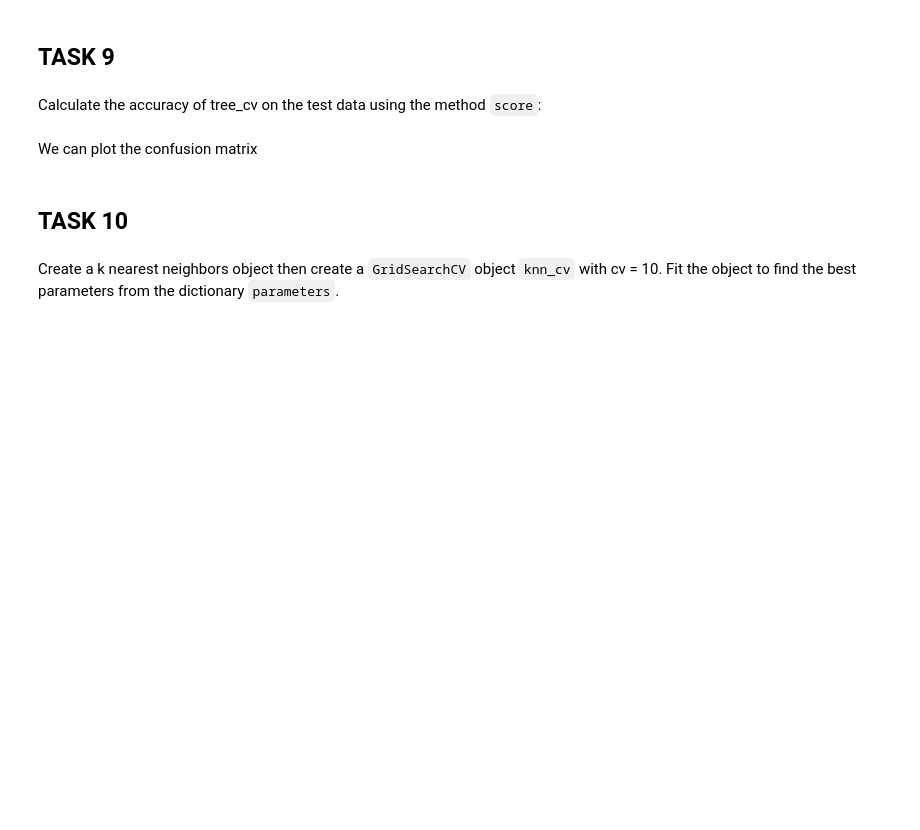
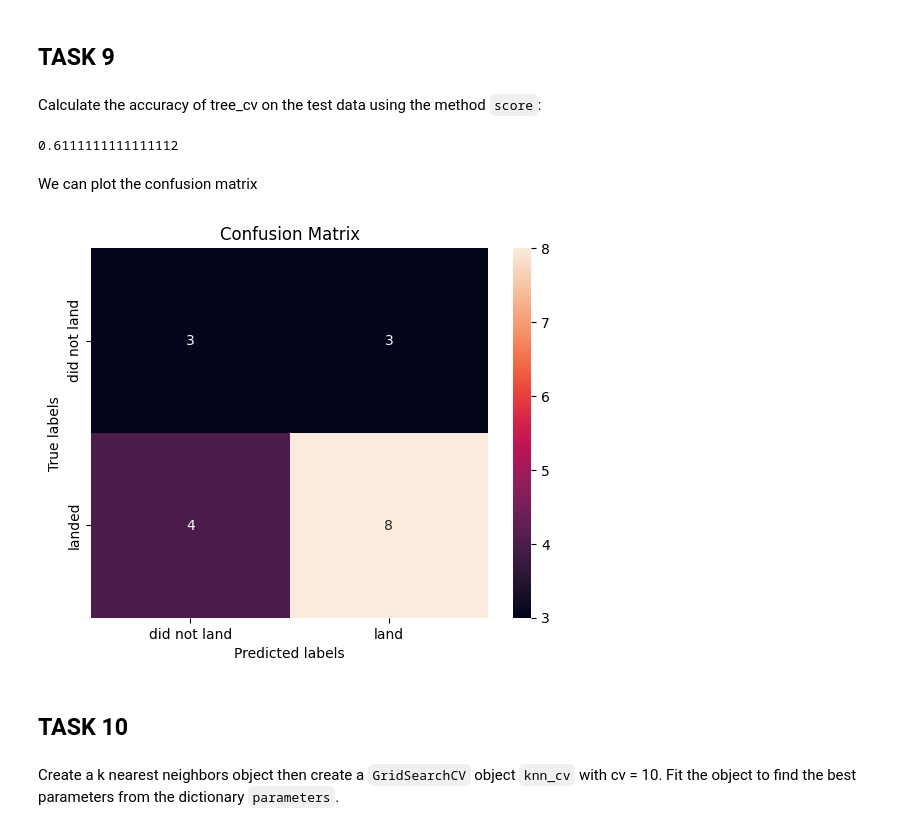
Before and after one commit to DonKubini/ibm-capstone, a Jupyter notebook: Module 4/SpaceX-Machine-Learning-Prediction-Part-5-v1.ipynb, the cells around one changed output. Drawn from its saved outputs; the diff is of its cells as text; code cells hidden in the pictures; blank space fills up the shorter version.

```diff
--- a/Module 4/SpaceX-Machine-Learning-Prediction-Part-5-v1.ipynb
+++ b/Module 4/SpaceX-Machine-Learning-Prediction-Part-5-v1.ipynb
@@ -152,6 +152,7 @@ Standardize the data in <code>X</code> then reassign it to the variable  <code>X
 # %%
 # students get this
 transform = preprocessing.StandardScaler()
+X = transform.fit_transform(X)
 # %% [markdown]
 We split the data into training and testing data using the  function  <code>train_test_split</code>.   The training data is divided into validation data, a second set used for training  data; then the models are trained and hyperparameters are selected using the function <code>GridSearchCV</code>.
 # %% [markdown]
@@ -284,11 +308,17 @@ print("accuracy :",tree_cv.best_score_)
 ## TASK  9
 # %% [markdown]
 Calculate the accuracy of tree_cv on the test data using the method <code>score</code>:
+# %%
+tree_cv.score(X_test, y_test)
+# %% [output]
+0.6111111111111112
 # %% [markdown]
 We can plot the confusion matrix
 # %%
 yhat = tree_cv.predict(X_test)
-plot_confusion_matrix(Y_test,yhat)
+plot_confusion_matrix(y_test,yhat)
+# %% [output]
+[figure, added]
 # %% [markdown]
 ## TASK  10
 # %% [markdown]
```
Also changed, not shown: parts of 14 cells of this notebook, 4 other files.
